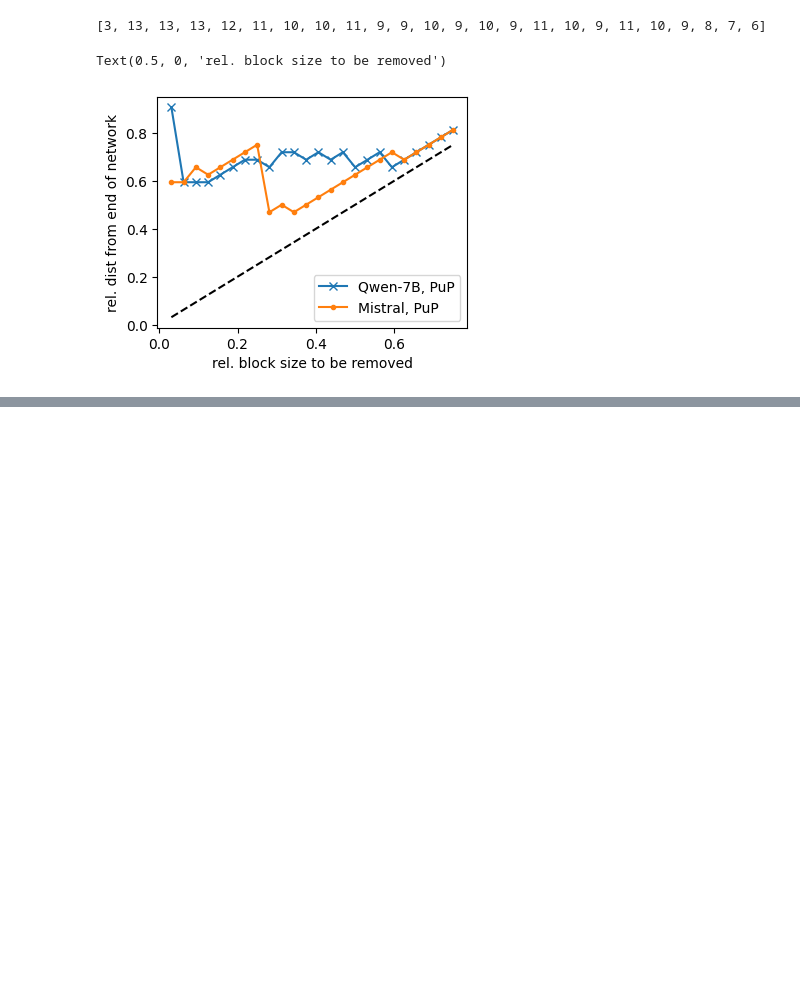
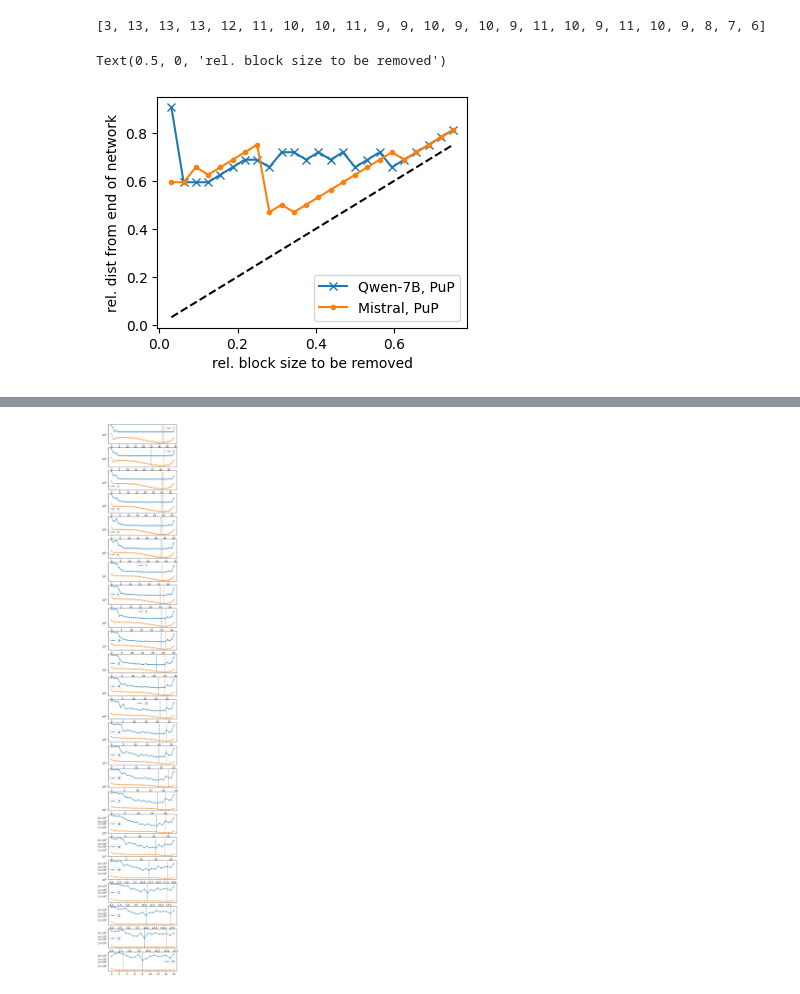
Before and after one commit to hassan-shap/llm-benchmarks, a Jupyter notebook: benchmarks_aws/cossim/pp_cossim.ipynb, the cells around one changed output, grey strips where cells are left out. Cells and saved outputs as stored; diff of their text form; code cells hidden in the pictures; blank space fills up the shorter version.

Commit message:
aws entropy

```diff
--- a/benchmarks_aws/cossim/pp_cossim.ipynb
+++ b/benchmarks_aws/cossim/pp_cossim.ipynb
@@ -510,0 +509,82 @@ layers_dropped = list(range(ell_last_layer[first_layer_dropped], ell_last_layer[
+# %%
+import matplotlib.pyplot as plt
+import numpy as np
+import json
+import os
+
+def file_reader(fname):
+    f = open(fname)
+    data = json.load(f)
+    last_token_sim = np.array(data)
+    print(last_token_sim.shape)
+    f.close()
+    return last_token_sim
+
+
+# model_name = "mistralai/Mistral-7B-v0.1"
+# model_name = "Qwen/Qwen-7B"
+model_name = "/data/llama-hf/Llama-2-13b-hf"
+out_dir = "/home/ubuntu/data/llm-benchmarks/e2e_cossim/skip_data/"
+
+if "Mistral" in model_name:
+    x_min_in_layer_out = [26, 24, 23, 23, 23, 22, 21, 21, 20, 20, 19, 17, 17, 16, 13, 13, 11, 8, 8, 6, 6, 5, 4, 3]
+elif "Qwen-7B" in model_name:
+    x_min_in_layer_out = [27, 26, 26, 25, 24, 24, 23, 1, 1, 1, 1, 1, 1, 1, 1, 1, 10, 11, 10, 10, 9, 2, 2, 1]
+elif "Qwen-14B" in model_name:
+    x_min_in_layer_out = [34, 33, 32, 32, 31, 30, 30, 29, 2, 1, 2, 1, 2, 2, 2, 2, 2, 1, 1, 1, 1, 1, 1, 1, 1, 1, 1, 1, 1, 1, 1, 1]
+elif "Llama-2-7b" in model_name:
+    x_min_in_layer_out = [23, 23, 23, 23, 23, 22, 22, 21, 20, 19, 18, 18, 17, 16, 15, 8, 8, 7, 4, 4, 4, 2, 2, 2]
+elif "Llama-2-13b" in model_name:
+    x_min_in_layer_out = [33, 32, 31, 30, 29, 28, 27, 27, 27, 26, 25, 24, 24, 23, 22, 22, 20, 19, 18, 18, 17, 17, 15, 3, 3, 3, 3, 3, 3, 3, 3, 3]
+elif "Llama-2-70b" in model_name:
+    x_min_in_layer_out = [62, 62, 61, 62, 61, 60, 61, 58, 59, 58, 58, 57, 56, 55, 54, 53, 53, 53, 53, 53, 51, 50, 50, 50, 49, 49, 48, 48, 46, 46, 45, 44, 43, 42, 41, 40, 39, 37, 36, 35, 33, 33, 29, 30, 29, 28, 28, 28, 26, 26, 23, 22, 22, 21, 21, 19, 19, 18, 17, 16, 14, 14, 13, 11]
+
+
+num_layers = 40
+# step_list = np.arange(1,0.8*num_layers+1).astype(int)
+colors = plt.cm.viridis(np.linspace(0,1,25))
+x_min = []
+y_mid = []
+
+# file_dir = "../../forward pass/avg_data/"
+# fname = file_dir + f"avg_c4_{model_name.split('/')[-1]}.json"
+file_dir = "data/"
+fname = file_dir+ f"c4_{model_name.split('/')[-1]}_steps.json"
+f = open(fname)
+sim_ineternal_avg = json.load(f)
+f.close()
+
+# print(len(similarity["1"]))
+# mean_sim = []
+x_min_list = []
+plt.figure(figsize=(5,40))
+# plt.subplot(24,1)
+# for block_size in range(0,num_layers):
+for block_size in range(1,25):
+    # print(block_size)
+
+    fname = out_dir+ f"c_entropy_l_{block_size}_output_c4_{model_name.split('/')[-1]}.json"
+    if os.path.exists(fname):
+        plt.subplot(24,1,block_size)
+        cross_entropy_list = file_reader(fname)
+        x = np.arange(num_layers-block_size+1)
+        y = cross_entropy_list.mean(axis=1)
+        plt.plot(x,y,".-", label=f"{block_size}") #,color = colors[block_size],
+
+        idx_min = np.argmin(y)
+        x_min = x[idx_min]
+        y_min = y[idx_min]
+        x_min_list.append(x_min)
+
+        sim_plot = np.arccos(np.array(sim_ineternal_avg[f"{block_size}"])).mean(axis=0)
+
+        plt.plot(np.arange(num_layers-block_size+1),sim_plot,".-")
+
+        y_min = np.concatenate([y,sim_plot],axis=0).min()
+        y_max = np.concatenate([y,sim_plot],axis=0).max()
+
+        plt.plot([x_min,x_min], [y_min,y_max],"--", color ="C0")
+        plt.plot(x_min_in_layer_out[block_size-1]*np.array([1,1]),[y_min,y_max],"--", color ="C1")
+        # plt.yscale("log")
+        plt.legend()
+# %% [output]
@@ -510,0 +608 @@ layers_dropped = list(range(ell_last_layer[first_layer_dropped], ell_last_layer[
+[figure, added]
```
Also changed, not shown: parts of 6 cells of this notebook, 27 other files.
